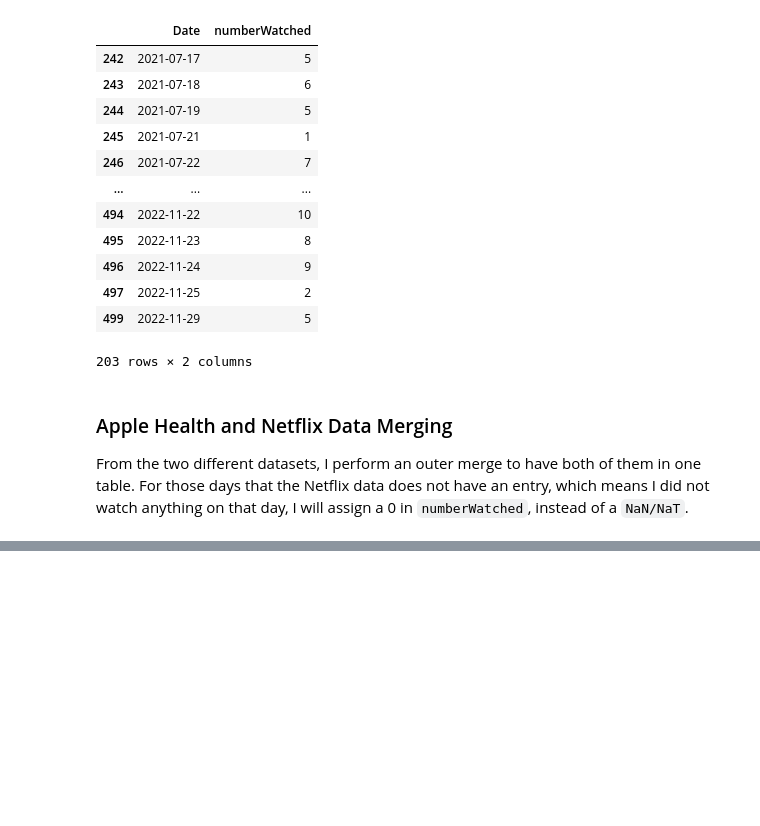
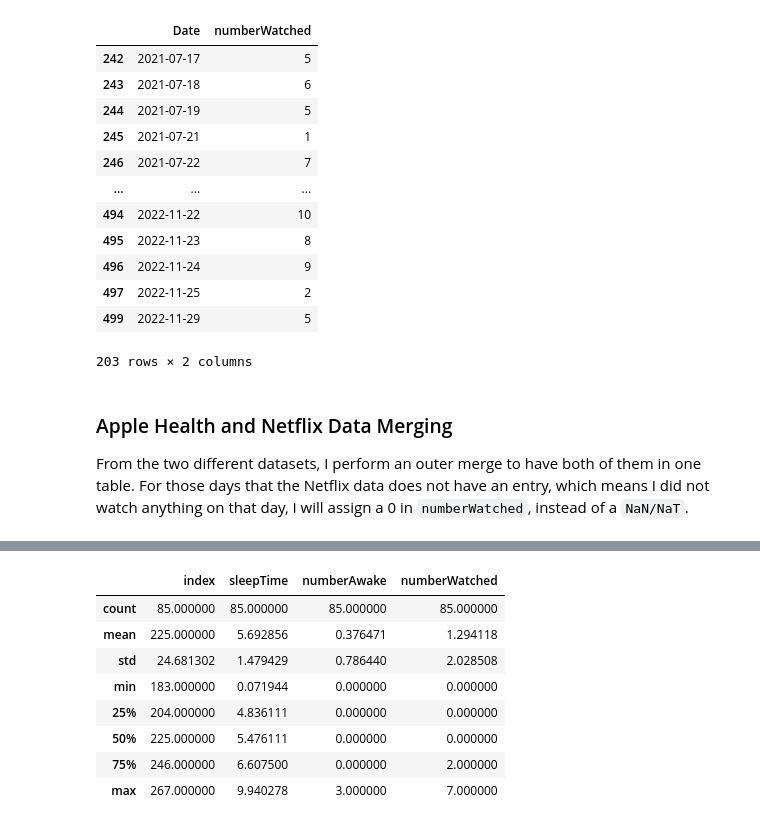
Before and after one commit to tonixsmm/FinalProject, a Jupyter notebook: ProjectNotebook.ipynb, the cells around one changed output, grey strips where cells are left out. Saved outputs shown, nothing was run; the diff lists cells and outputs as text; code cells hidden in the pictures; blank space fills up the shorter version.

```diff
--- a/ProjectNotebook.ipynb
+++ b/ProjectNotebook.ipynb
@@ -258,0 +315,12 @@ KeyError: 'creationDate'
+# %%
+spring_22.describe()
+# %% [output]
+|  | index | sleepTime | numberAwake | numberWatched |
+| count | 85.000000 | 85.000000 | 85.000000 | 85.000000 |
+| mean | 225.000000 | 5.692856 | 0.376471 | 1.294118 |
+| std | 24.681302 | 1.479429 | 0.786440 | 2.028508 |
+| min | 183.000000 | 0.071944 | 0.000000 | 0.000000 |
+| 25% | 204.000000 | 4.836111 | 0.000000 | 0.000000 |
+| 50% | 225.000000 | 5.476111 | 0.000000 | 0.000000 |
+| 75% | 246.000000 | 6.607500 | 0.000000 | 2.000000 |
+| max | 267.000000 | 9.940278 | 3.000000 | 7.000000 |
```
Also changed, not shown: parts of 12 cells of this notebook, 1 other file.
